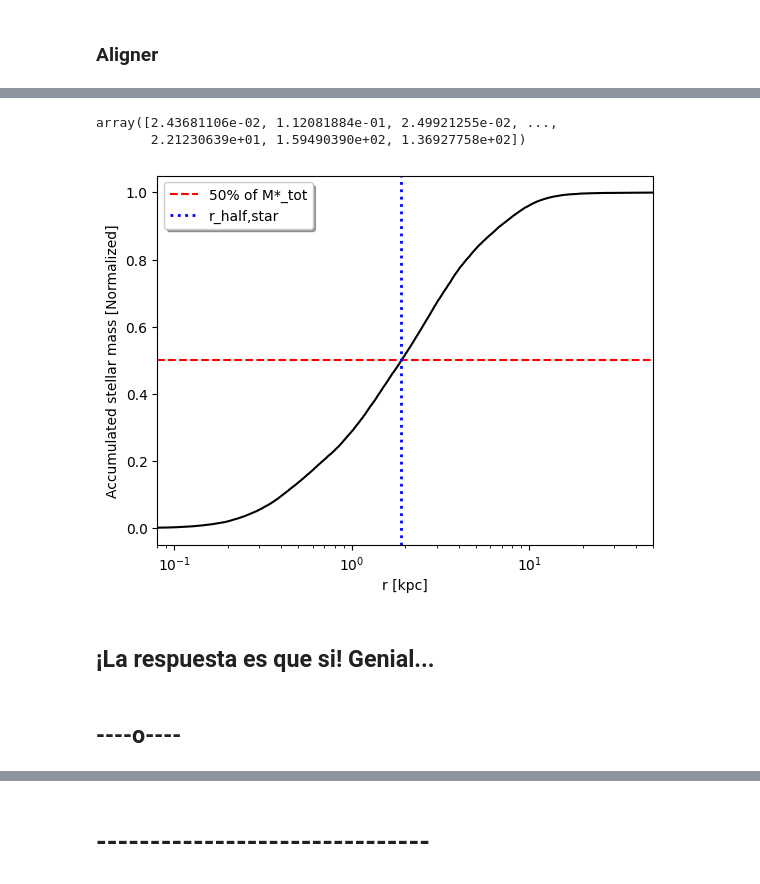
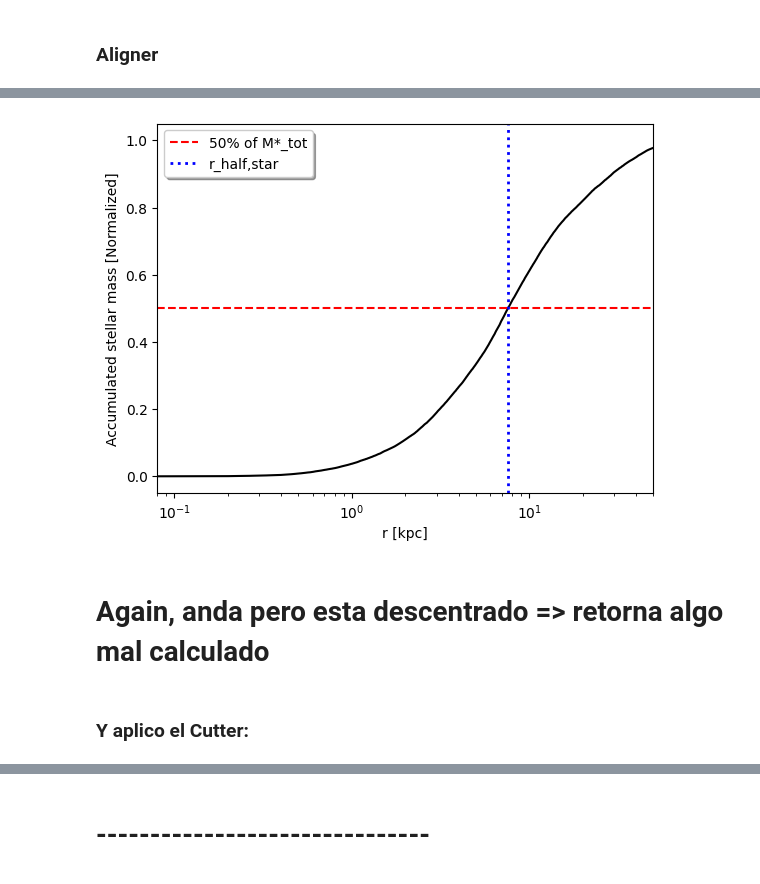
Before and after one commit to BrunoCeliz/galaxy-chop, a Jupyter notebook: draft/Galaxychop_tutorial.ipynb, the cells around one changed output, grey strips where cells are left out. Saved outputs shown, nothing was run; the diff lists cells and outputs as text; code cells hidden in the pictures.

```diff
--- a/draft/Galaxychop_tutorial.ipynb
+++ b/draft/Galaxychop_tutorial.ipynb
@@ -409,0 +358,15 @@ gal = gchop.mkgalaxy(mass_s,x_s,y_s,z_s,vx_s,vy_s,vz_s,
+# %%
+# Put the array into the builder. We want to compute the potential of the system, given a
+# force-softening length (Plummer equivalent):
+gal = gchop.mkgalaxy(glx_stars[:, 1],
+                     glx_stars[:, 2], glx_stars[:, 3], glx_stars[:, 4],
+                     glx_stars[:, 5], glx_stars[:, 6], glx_stars[:, 7],
+                     glx_dm[:, 1],
+                     glx_dm[:, 2], glx_dm[:, 3], glx_dm[:, 4],
+                     glx_dm[:, 5], glx_dm[:, 6], glx_dm[:, 7],
+                     glx_gas[:, 1],
+                     glx_gas[:, 2], glx_gas[:, 3], glx_gas[:, 4],
+                     glx_gas[:, 5], glx_gas[:, 6], glx_gas[:, 7],
+                     softening_s = 0.5, softening_dm = 0.5, softening_g = 0.5)
+#                    potential_s = _, potential_dm = _, potential_g = _)
+# -> We skip the potential (we will assume that we don't have it)
@@ -494,0 +462,5 @@ cuttr = gchop.preproc.Cutter(num_radii=1)  # Para probar
+# %%
+# You can chop the galaxy (ba-dum tss) or calculate distance to manually mask:
+r_stars = np.linalg.norm((gal_algn.stars.x.value,
+                          gal_algn.stars.y.value,
+                          gal_algn.stars.z.value), axis=0)
@@ -509,6 +504,0 @@ $2.5022536 \times 10^{9} \; \mathrm{M_{\odot}}$
-# %%
-r = LA.norm((df_gal_algn.x,df_gal_algn.y,df_gal_algn.z), axis=0)
-r
-# %% [output]
-array([2.43681106e-02, 1.12081884e-01, 2.49921255e-02, ...,
-       2.21230639e+01, 1.59490390e+02, 1.36927758e+02])
@@ -520,24 +505,29 @@ cond = (df_aux['ptypev'] == 0)
+# %%
+# sort the stars w.r.t. galactocentric distance
+idx_r_sorted = np.argsort(r_stars)
 # %%
-cumsum = np.cumsum(df_aux[cond].m)
+cumsum = np.cumsum(gal_algn.stars.m.value[idx_r_sorted])
 # %%
-plt.plot(df_aux[cond]['r'],cumsum/M_star_tot,c='k')
+import matplotlib.pyplot as plt
+
+plt.plot(r_stars[idx_r_sorted],cumsum/cumsum[-1],c='k')
 plt.axhline(0.5,ls='--',c='r',label='50% of M*_tot')
 plt.axvline(r_sh,ls=':',c='b',lw=2,label='r_half,star')
 
 plt.xlim(0.08,50)
 plt.xscale('log')
 #plt.yscale('log')
 plt.xlabel('r [kpc]')
 plt.ylabel('Accumulated stellar mass [Normalized]')
 plt.legend(loc='upper left', shadow=True)
 
 plt.show()
 plt.close()
 # %% [output]
-[figure, old version]
+[figure, new version]
-# %% [markdown]
-## **¡La respuesta es que si!** Genial...
-# %% [markdown]
-## ----o----
+# %% [markdown]
+# Again, anda pero esta descentrado => retorna algo mal calculado
+# %% [markdown]
+### Y aplico el Cutter:
 # %%
 gal_cut = cuttr.transform(gal_algn)
```
Also changed, not shown: parts of 80 cells of this notebook.
